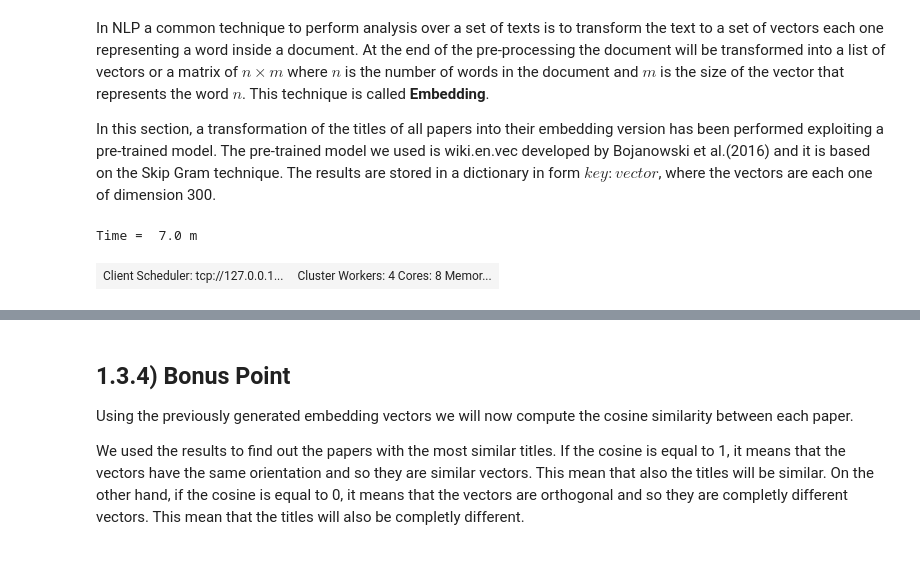
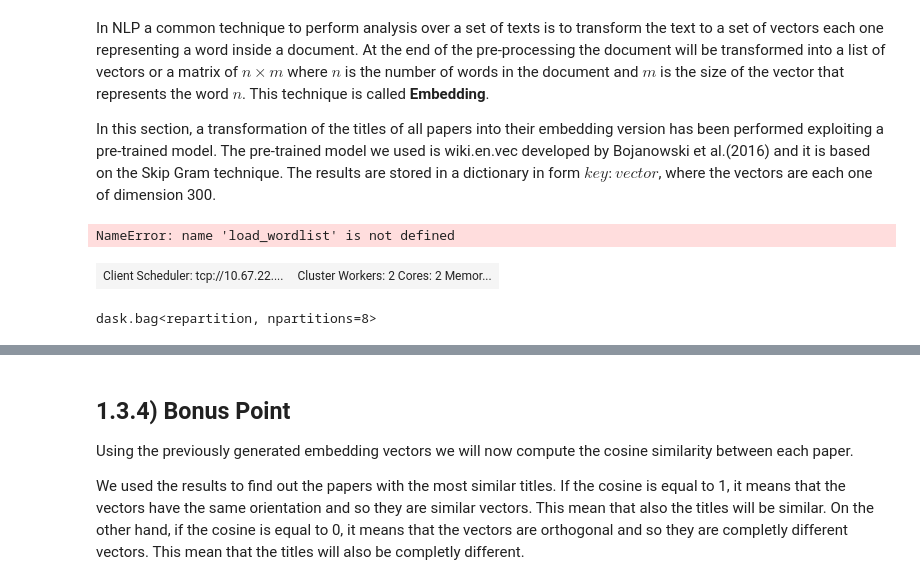
Before and after one commit to GhidoniR/Meta_Analysis_of_COVID_papers, a Jupyter notebook: COVID_project_notebook_deepnote.ipynb, the cells around one changed output, grey strips where cells are left out. Saved outputs shown, nothing was run; the diff lists cells and outputs as text; code cells hidden in the pictures.

```diff
--- a/COVID_project_notebook_deepnote.ipynb
+++ b/COVID_project_notebook_deepnote.ipynb
@@ -696,10 +705,10 @@ def load_wordlist(fname):
 # %%
 # Here we import the pretrained model
 t1 = time.time()
-words, embedding = load_wordlist('wiki.en.vec')
+words, embedding = load_wordlist('/root/wiki.en.vec')
 print('Time = ', np.round((time.time() - t1)/60), 'm')
 # %% [output]
-Time =  7.0 m
+NameError: name 'load_wordlist' is not defined
 # %%
 def sanitize_text(text):
     forbidden_chars = ".,()[]:*><;°%/+"
@@ -788,8 +799,8 @@ def get_embeddings_list2(b):
     return {'paper_id':b['paper_id'], 'title_embedding': emb}
 # %%
-cluster = LocalCluster(n_workers=4,threads_per_worker=2)
-client  = Client(cluster)
-#client = Client('localhost:8786')
+#cluster = LocalCluster(n_workers=4,threads_per_worker=2)
+#client  = Client(cluster)
+client = Client('tcp://10.67.22.15:8786')
 client
 # %% [output]
-| Client Scheduler: tcp://127.0.0.1... | Cluster Workers: 4 Cores: 8 Memor... |
+| Client Scheduler: tcp://10.67.22.... | Cluster Workers: 2 Cores: 2 Memor... |
@@ -795,0 +809,11 @@ client
+# %%
+with open('dummy.mapd') as file: # file containing the name of the papers
+    flist = ['json1line_COVID_papers/'+i.strip() for i in file] # string containing paths
+with open('dummy.mapd') as file:
+    #string containing link to the github repository containing the papers.
+    flistgit = ['https://raw.githubusercontent.com/Luca-Negri/Meta_Analysis_of_COVID_papers/main/json1line_COVID_papers/'+i.strip() for i in file]
+
+b = db.read_text(flistgit).map(json.loads).repartition(8)
+b
+# %% [output]
+dask.bag<repartition, npartitions=8>
```
Also changed, not shown: parts of 19 cells of this notebook.
